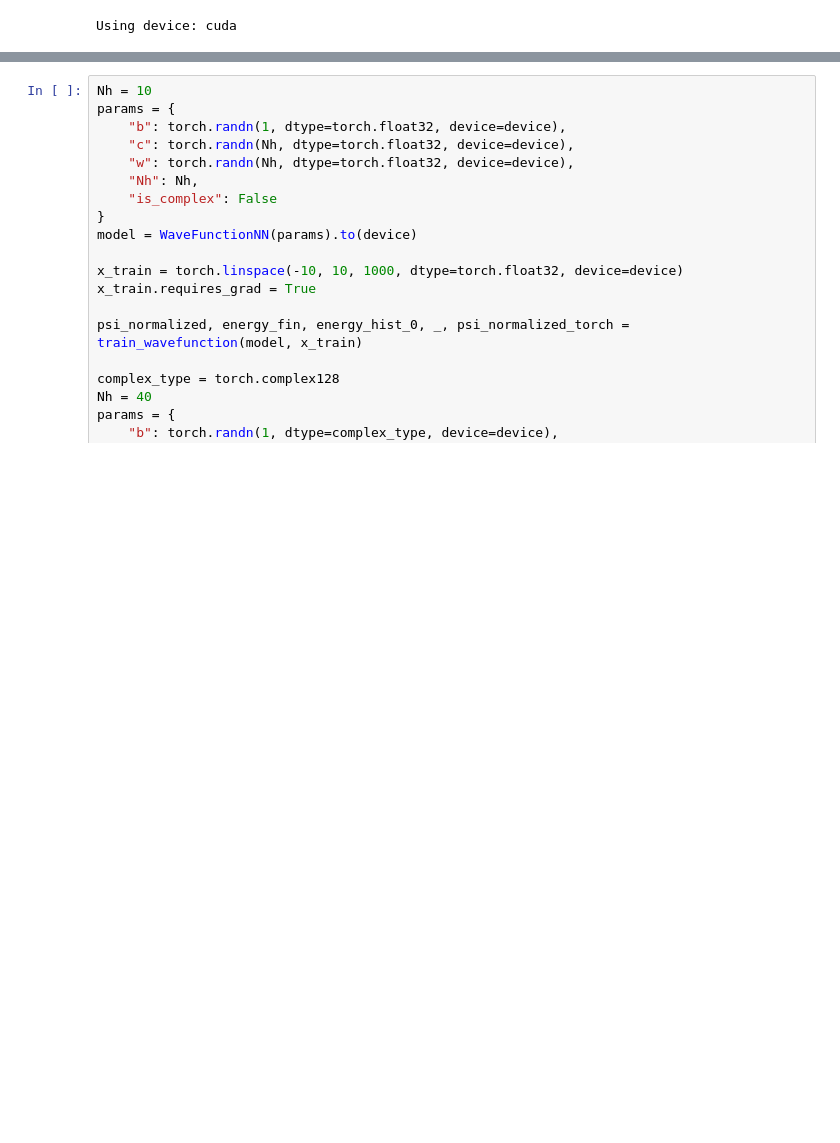
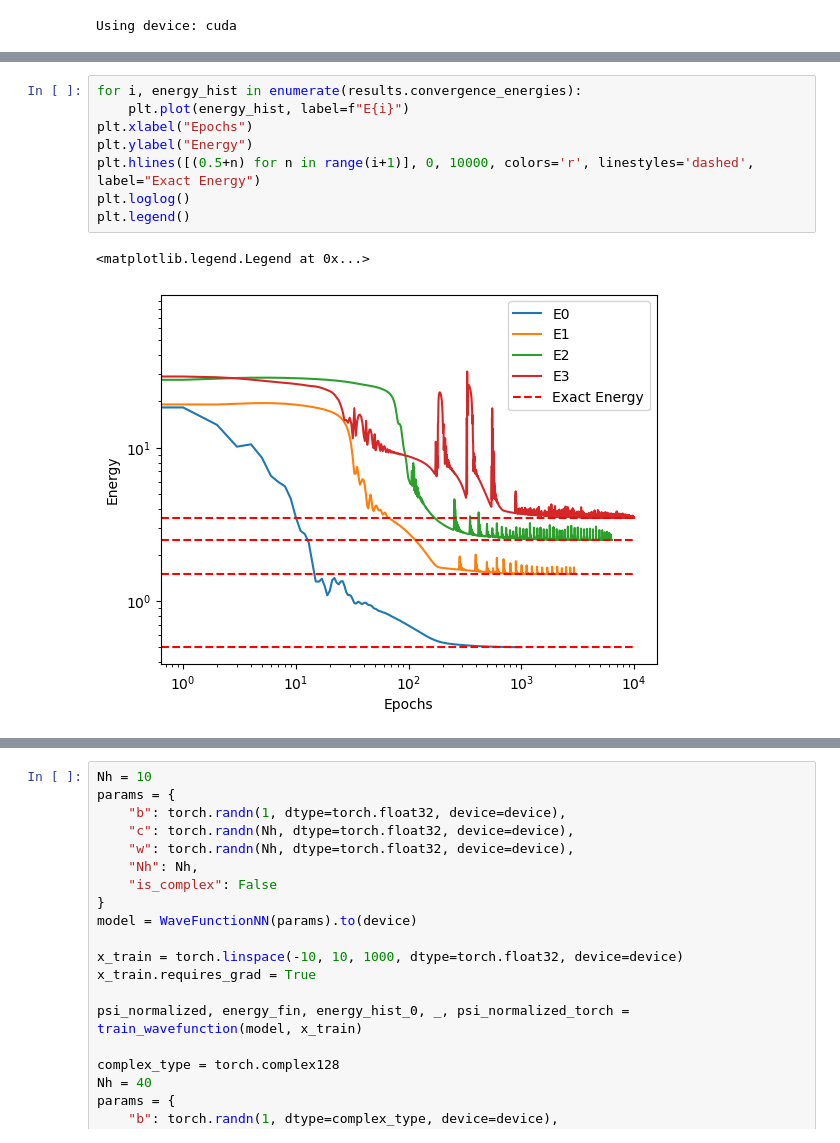
Before and after one commit to pfargas/1D-Variational-RBM, a Jupyter notebook: python/torch_computations.ipynb, the cells around one changed output, grey strips where cells are left out. Drawn from its saved outputs; the diff is of its cells as text; blank space fills up the shorter version.

```diff
--- a/python/torch_computations.ipynb
+++ b/python/torch_computations.ipynb
@@ -12,0 +175,11 @@ Using device: cuda
+# %%
+for i, energy_hist in enumerate(results.convergence_energies):
+    plt.plot(energy_hist, label=f"E{i}")
+plt.xlabel("Epochs")
+plt.ylabel("Energy")
+plt.hlines([(0.5+n) for n in range(i+1)], 0, 10000, colors='r', linestyles='dashed', label="Exact Energy")
+plt.loglog()
+plt.legend()
+# %% [output]
+<matplotlib.legend.Legend at 0x...>
+[figure, added]
```
Also changed, not shown: parts of 10 cells of this notebook, 5 other files.
